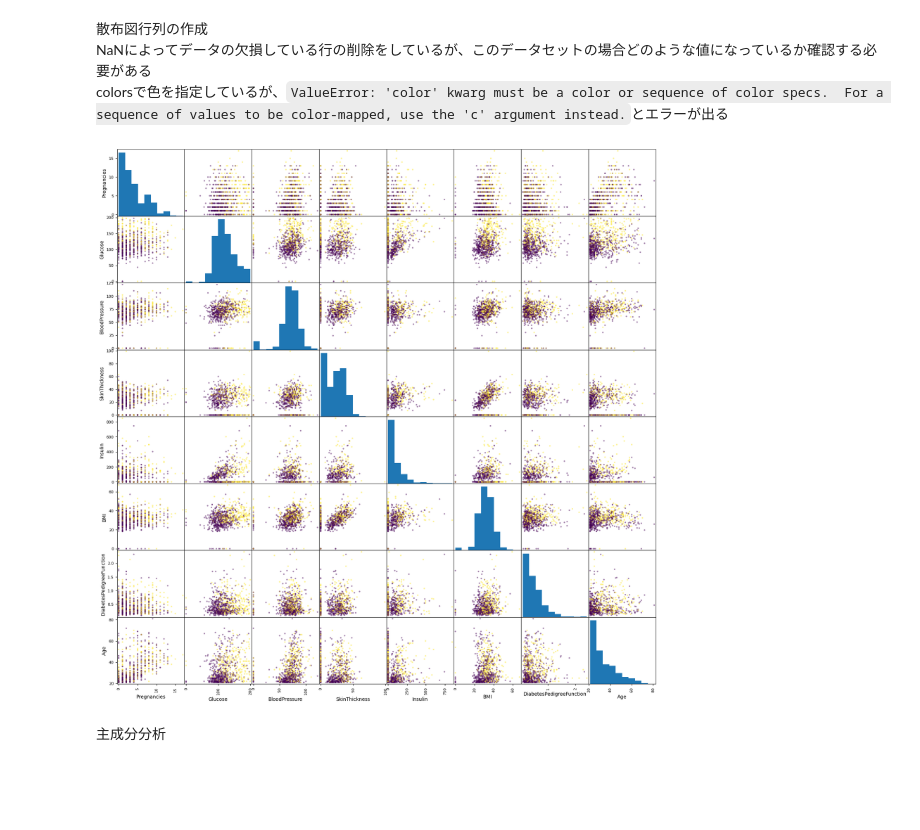
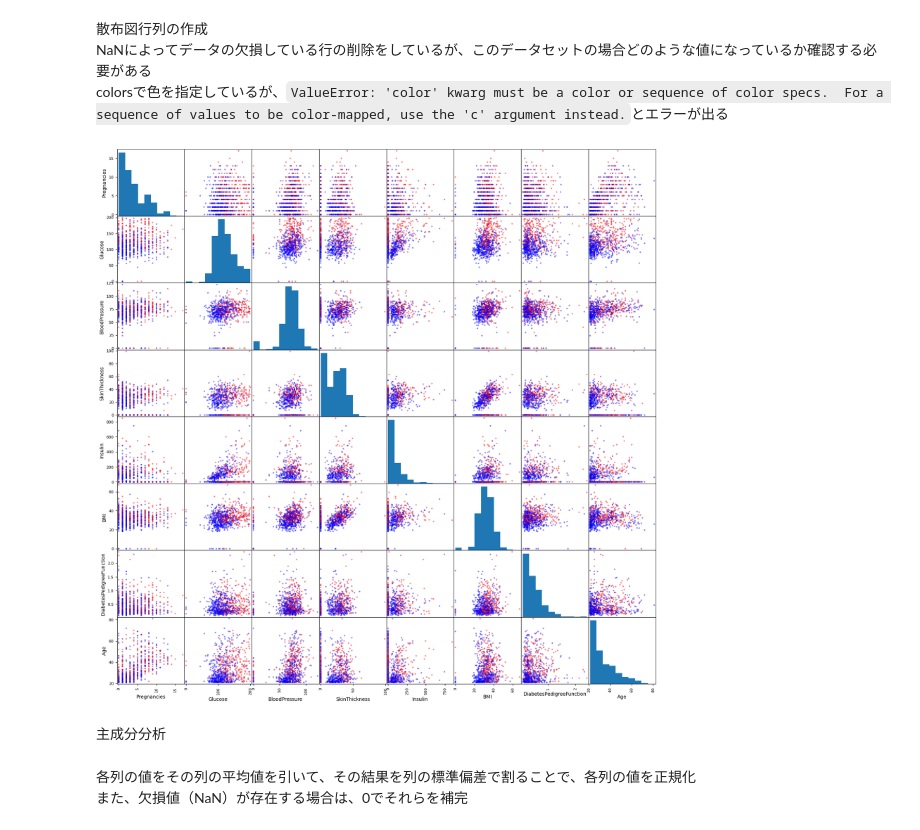
Before and after one commit to NaoT7010/PimaIndiansDiabetesDatabase, a Jupyter notebook: predict.ipynb, the cells around one changed output. Saved outputs shown, nothing was run; the diff lists cells and outputs as text; code cells hidden in the pictures; blank space fills up the shorter version.

```diff
--- a/predict.ipynb
+++ b/predict.ipynb
@@ -155,5 +157,6 @@ Text(0.5, 1.0, 'Histgram of BloodPressure')
 # %% [markdown]
 分類にしたがって、各変数の散布図行列を作成
 # %%
-color_codes = {0:'#0000FF', 1:'#FF0000'}
+color_codes = {0:'blue', 1:'red'}
 colors = [color_codes[x] for x in df1['Outcome'].tolist()]
+colors
@@ -178,9 +199,13 @@ NaNによってデータの欠損している行の削除をしているが、
 colorsで色を指定しているが、`ValueError: 'color' kwarg must be a color or sequence of color specs.  For a sequence of values to be color-mapped, use the 'c' argument instead.`とエラーが出る
 # %%
 # plotting.scatter_matrix(df1.dropna(axis=1)[df1.columns[:8]], figsize=(20, 20), color=colors, alpha=0.5) # error
-plotting.scatter_matrix(df1[df1.columns[:8]], figsize=(20, 20), c=df1['Outcome'], alpha=0.5)
+# plotting.scatter_matrix(df1[df1.columns[:8]], figsize=(20, 20), c=df1['Outcome'], alpha=0.5)
+plotting.scatter_matrix(df1[df1.columns[:8]], figsize=(20, 20), c=colors, alpha=0.5)
 plt.show()
 # %% [output]
-[figure, old version]
+[figure, new version]
 # %% [markdown]
 主成分分析
+# %% [markdown]
+各列の値をその列の平均値を引いて、その結果を列の標準偏差で割ることで、各列の値を正規化
+また、欠損値（NaN）が存在する場合は、0でそれらを補完
```
Also changed, not shown: parts of 33 cells of this notebook.
